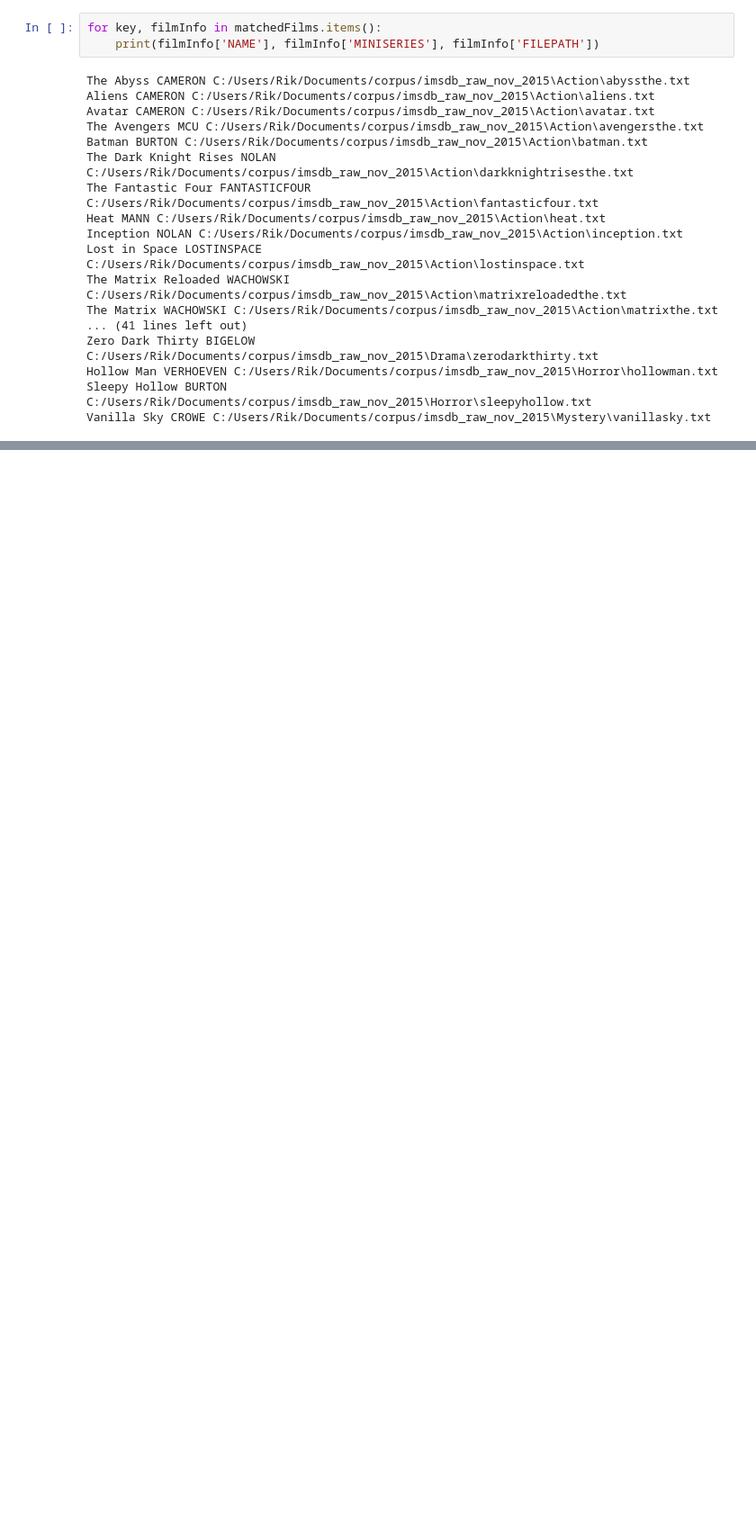
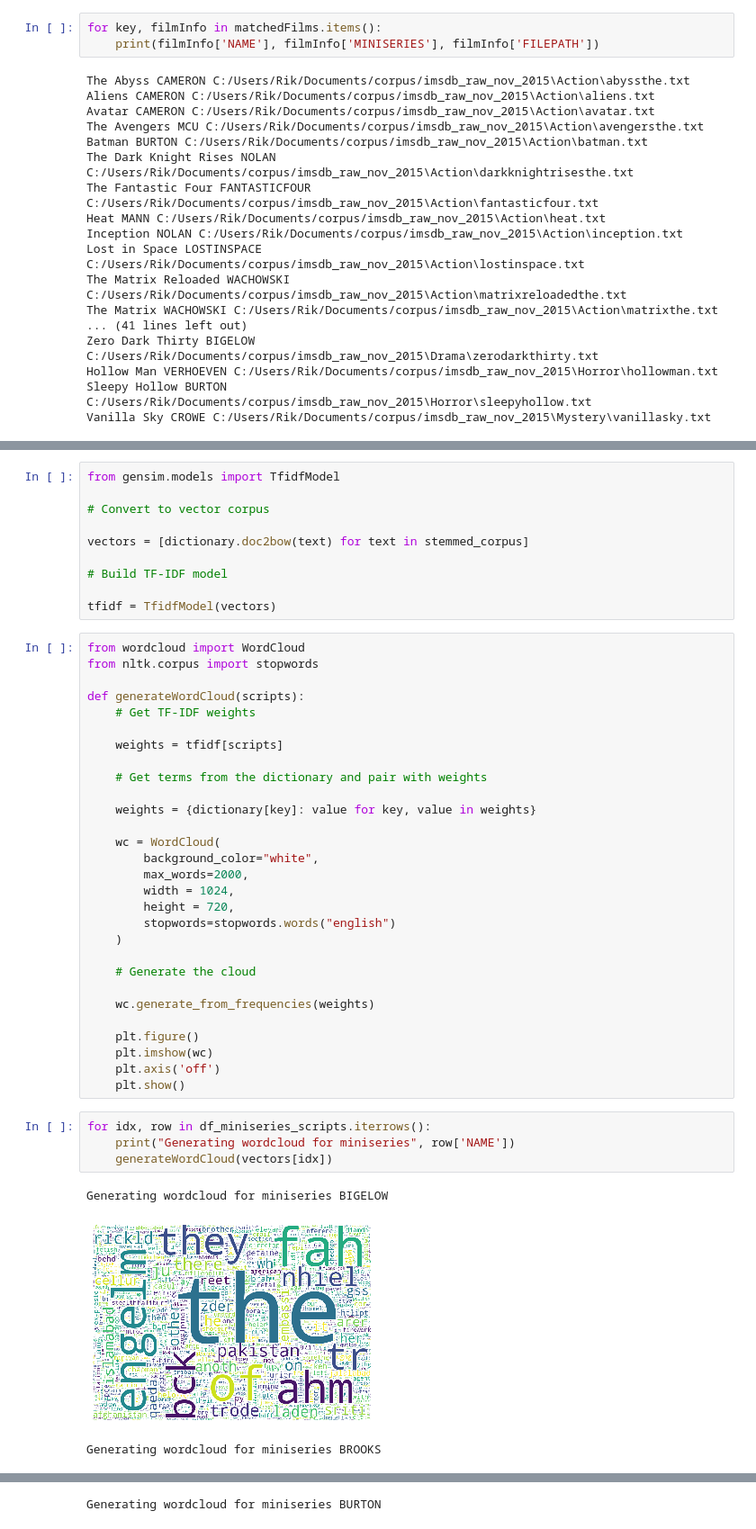
Before and after one commit to RikBoeykens/blank-check-data-analysis, a Jupyter notebook: 008. Scripts.ipynb, the cells around one changed output, grey strips where cells are left out. Shown at 90% size. Saved outputs shown, nothing was run; the diff lists cells and outputs as text; blank space fills up the shorter version.

```diff
--- a/008. Scripts.ipynb
+++ b/008. Scripts.ipynb
@@ -126,0 +187,47 @@ df_miniseries_scripts.head()
+# %%
+from gensim.models import TfidfModel
+
+# Convert to vector corpus
+
+vectors = [dictionary.doc2bow(text) for text in stemmed_corpus]
+
+# Build TF-IDF model
+
+tfidf = TfidfModel(vectors)
+# %%
+from wordcloud import WordCloud
+from nltk.corpus import stopwords
+
+def generateWordCloud(scripts):
+    # Get TF-IDF weights
+
+    weights = tfidf[scripts]
+
+    # Get terms from the dictionary and pair with weights
+
+    weights = {dictionary[key]: value for key, value in weights}
+
+    wc = WordCloud(
+        background_color="white",
+        max_words=2000,
+        width = 1024,
+        height = 720,
+        stopwords=stopwords.words("english")
+    )
+
+    # Generate the cloud
+
+    wc.generate_from_frequencies(weights)
+
+    plt.figure()
+    plt.imshow(wc)
+    plt.axis('off')
+    plt.show()
+# %%
+for idx, row in df_miniseries_scripts.iterrows():
+    print("Generating wordcloud for miniseries", row['NAME'])
+    generateWordCloud(vectors[idx])
+# %% [output]
+Generating wordcloud for miniseries BIGELOW
+[figure, added]
+Generating wordcloud for miniseries BROOKS
@@ -126,0 +235 @@ df_miniseries_scripts.head()
+Generating wordcloud for miniseries BURTON
```
Also changed, not shown: parts of 10 cells of this notebook, 2 other files.
